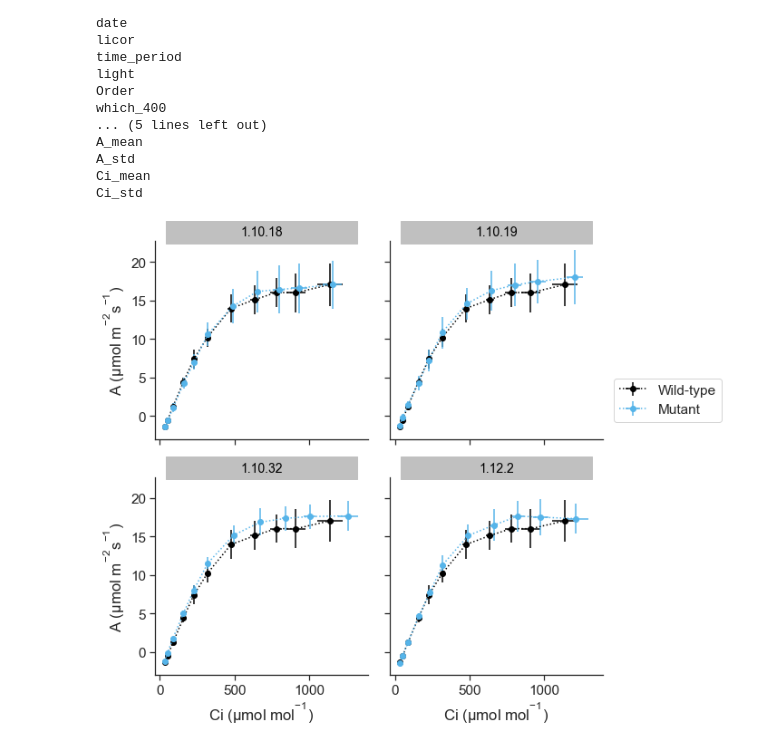
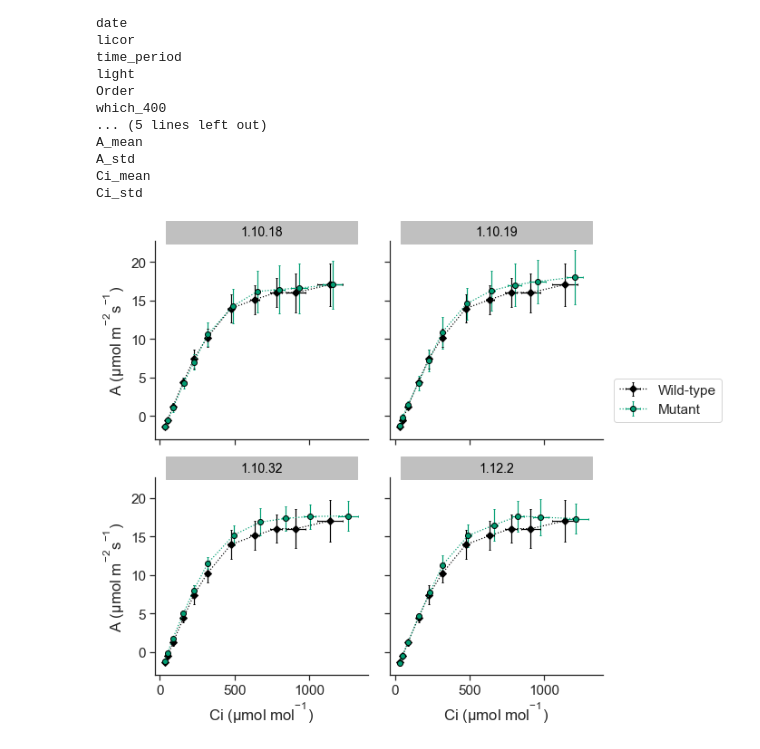
Before and after one commit to RonaCostello/Thesis, a Jupyter notebook: plots/chapter3_ACi_curves.ipynb, the cells around one changed output. Saved outputs shown, nothing was run; the diff lists cells and outputs as text; code cells hidden in the pictures.

```diff
--- a/plots/chapter3_ACi_curves.ipynb
+++ b/plots/chapter3_ACi_curves.ipynb
@@ -7,6 +7,7 @@ from matplotlib.patches import BoxStyle
 from matplotlib.path import Path
 from matplotlib import rcParams
 rcParams['mathtext.default'] = 'regular'
+rcParams['figure.facecolor'] = '0.75'
 
 
 %matplotlib inline
@@ -98,33 +99,37 @@ BoxStyle._style_list["ext"] = ExtendedTextBox
 # %%
 # sns.plotting_context()
 sns.set(font_scale = 1.4, font="Arial")
 sns.set_style(style='ticks')
 
 # Choose hue colour palette
-colours = ['#000000', '#56B4E9']
+colours = ['#000000', '#009E73']
 
 grid = sns.FacetGrid(grouped_df, col="plot", col_order=['1.10.18', '1.10.19', '1.10.32', '1.12.2'], hue="type", hue_order=['wt', 'mutant'],
-                     palette=colours, col_wrap=2, size=4, aspect=1)
-grid.map(plt.errorbar, "Ci_mean", "A_mean", "A_std", "Ci_std", fmt='o:')
+                     palette=colours, col_wrap=2, size=4, aspect=1, hue_kws=dict(marker=["D", "o"]))
+
+grid.map(plt.errorbar, "Ci_mean", "A_mean", "A_std", "Ci_std", markersize=6, linewidth=1.2, linestyle=':', elinewidth=1.2, capsize=1,
+        markeredgecolor='black', markeredgewidth=1)
 
 
 # Adjust position abd labels of legend
 legend_ax = grid.axes.flat[3]
 handles, labels = legend_ax.get_legend_handles_labels()
 leg = plt.legend(handles[0:2],['Wild-type', 'Mutant'], bbox_to_anchor=(1.05, 1.5), loc=2, borderaxespad=0.)
 
+
 # Set axis labels
 grid.set_axis_labels(x_var="Ci ($\mu$mol mol$^{-1}$)", y_var="A ($\mu$mol m$^{-2}$s$^{-1}$)")
+
 
 # Set titles
 grid.set_titles("{col_name}")
 for ax in grid.axes:
     # set the title position to the horizontal center (0.5) of the axes
     title = ax.set_title(ax.get_title(), position=(.5, 1.0), backgroundcolor="silver", color='black',
                          size=14)
     # set the box style of the title text box to our custom box
     bb = title.get_bbox_patch()
     # use the axes' width as width of the text box
     bb.set_boxstyle("ext", pad=0.4, width=ax.get_window_extent().width )
 # %% [output]
-[figure, old version]
+[figure, new version]
```
